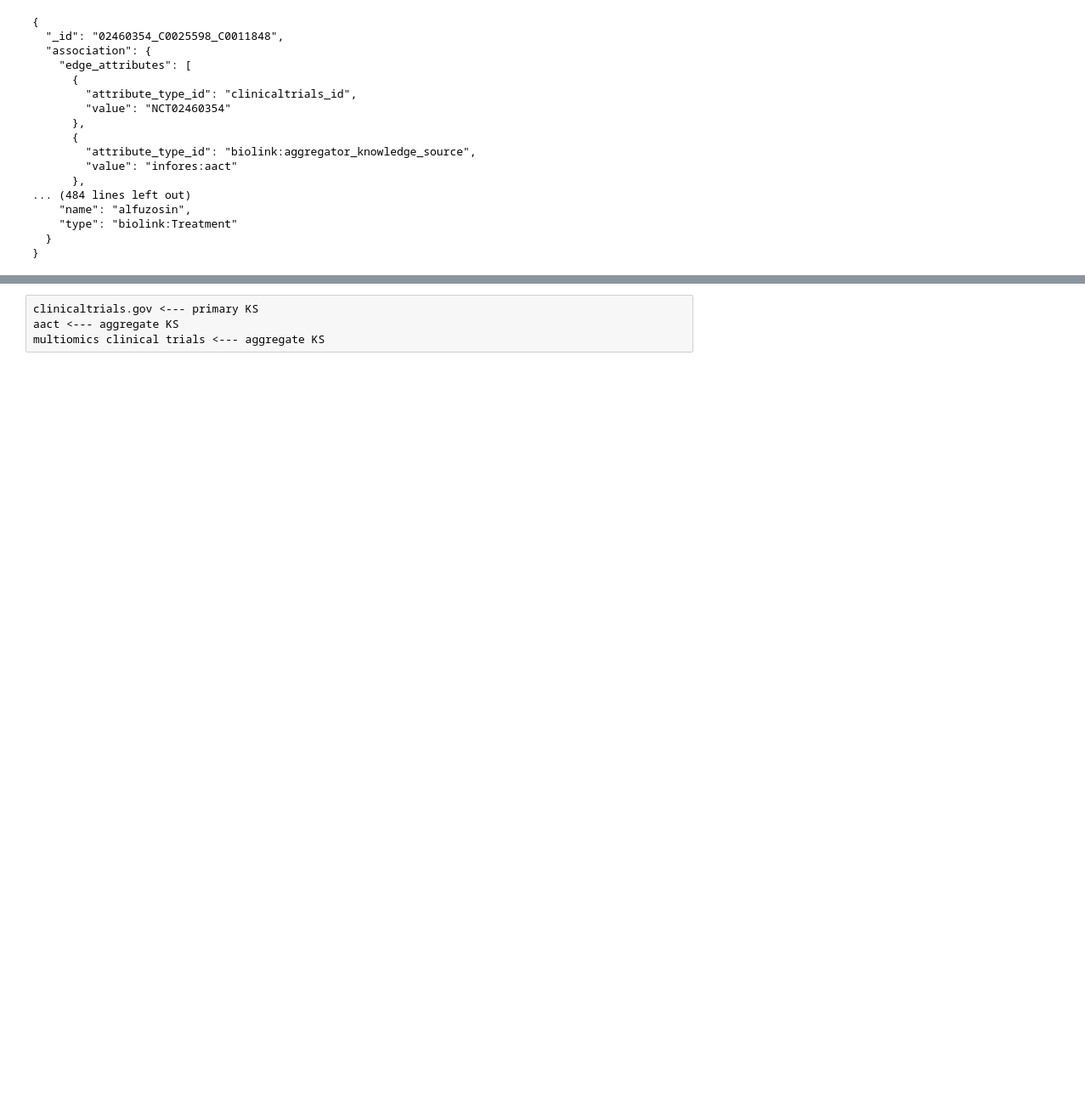
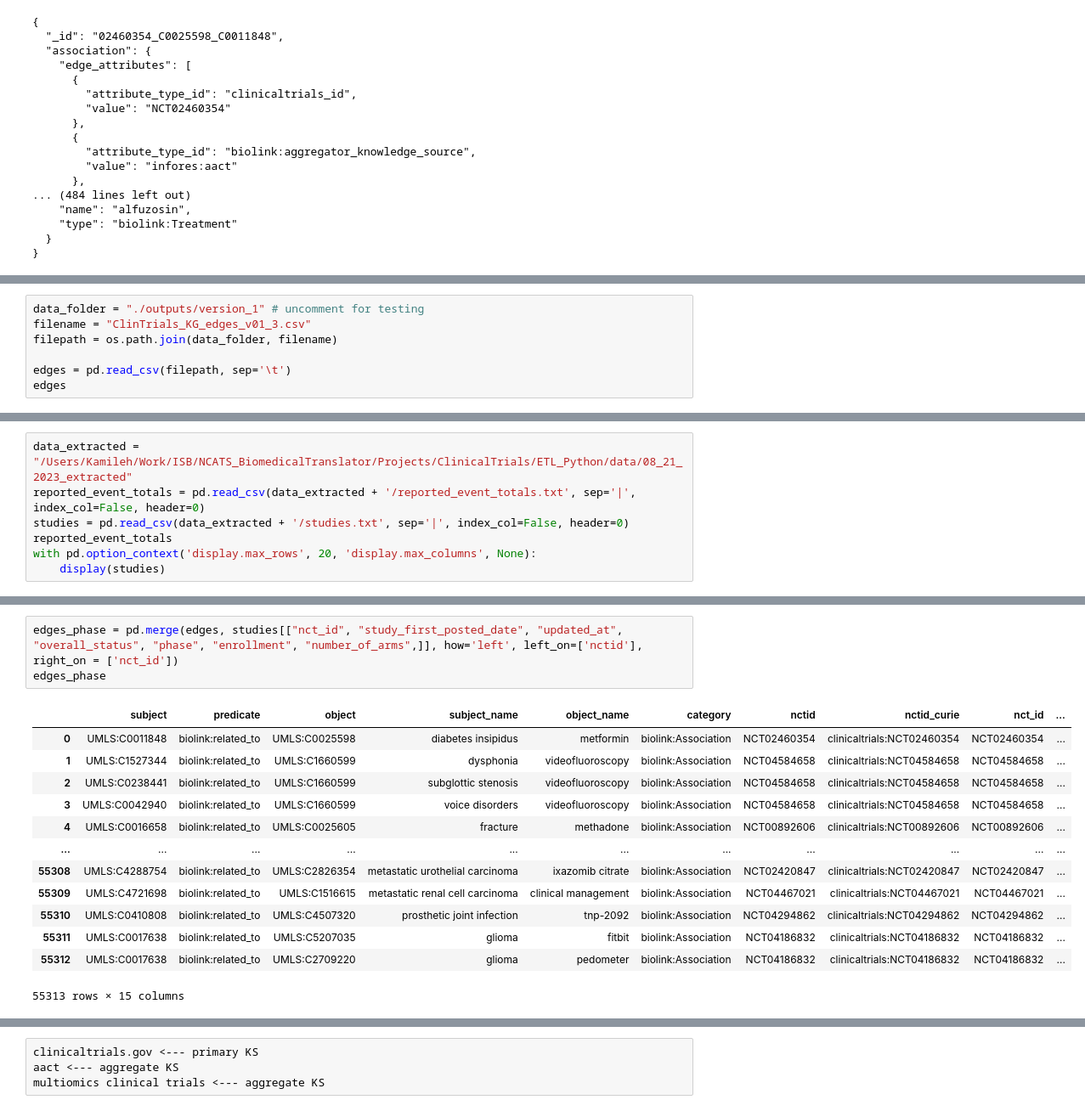
Before and after one commit to GitHubbit/Multiomics_ClinicalTrials_KP, a Jupyter notebook: test_ClinicalTrials_parser.ipynb, the cells around one changed output, grey strips where cells are left out. Shown at 85% size. Saved outputs shown, nothing was run; the diff lists cells and outputs as text; blank space fills up the shorter version.

```diff
--- a/test_ClinicalTrials_parser.ipynb
+++ b/test_ClinicalTrials_parser.ipynb
@@ -313,0 +329,7 @@ if __name__ == "__main__":
+# %%
+data_folder = "./outputs/version_1" # uncomment for testing
+filename = "ClinTrials_KG_edges_v01_3.csv"
+filepath = os.path.join(data_folder, filename)
+
+edges = pd.read_csv(filepath, sep='\t')
+edges
@@ -313,0 +350,7 @@ if __name__ == "__main__":
+# %%
+data_extracted = "/Users/Kamileh/Work/ISB/NCATS_BiomedicalTranslator/Projects/ClinicalTrials/ETL_Python/data/08_21_2023_extracted"
+reported_event_totals = pd.read_csv(data_extracted + '/reported_event_totals.txt', sep='|', index_col=False, header=0)
+studies = pd.read_csv(data_extracted + '/studies.txt', sep='|', index_col=False, header=0)
+reported_event_totals
+with pd.option_context('display.max_rows', 20, 'display.max_columns', None):
+    display(studies)
@@ -313,0 +384,17 @@ if __name__ == "__main__":
+# %%
+edges_phase = pd.merge(edges, studies[["nct_id", "study_first_posted_date", "updated_at", "overall_status", "phase", "enrollment", "number_of_arms",]], how='left', left_on=['nctid'], right_on = ['nct_id'])
+edges_phase
+# %% [output]
+|  | subject | predicate | object | subject_name | object_name | category | nctid | nctid_curie | nct_id | ... |
+| 0 | UMLS:C0011848 | biolink:related_to | UMLS:C0025598 | diabetes insipidus | metformin | biolink:Association | NCT02460354 | clinicaltrials:NCT02460354 | NCT02460354 | ... |
+| 1 | UMLS:C1527344 | biolink:related_to | UMLS:C1660599 | dysphonia | videofluoroscopy | biolink:Association | NCT04584658 | clinicaltrials:NCT04584658 | NCT04584658 | ... |
+| 2 | UMLS:C0238441 | biolink:related_to | UMLS:C1660599 | subglottic stenosis | videofluoroscopy | biolink:Association | NCT04584658 | clinicaltrials:NCT04584658 | NCT04584658 | ... |
+| 3 | UMLS:C0042940 | biolink:related_to | UMLS:C1660599 | voice disorders | videofluoroscopy | biolink:Association | NCT04584658 | clinicaltrials:NCT04584658 | NCT04584658 | ... |
+| 4 | UMLS:C0016658 | biolink:related_to | UMLS:C0025605 | fracture | methadone | biolink:Association | NCT00892606 | clinicaltrials:NCT00892606 | NCT00892606 | ... |
+| ... | ... | ... | ... | ... | ... | ... | ... | ... | ... | ... |
+| 55308 | UMLS:C4288754 | biolink:related_to | UMLS:C2826354 | metastatic urothelial carcinoma | ixazomib citrate | biolink:Association | NCT02420847 | clinicaltrials:NCT02420847 | NCT02420847 | ... |
+| 55309 | UMLS:C4721698 | biolink:related_to | UMLS:C1516615 | metastatic renal cell carcinoma | clinical management | biolink:Association | NCT04467021 | clinicaltrials:NCT04467021 | NCT04467021 | ... |
+| 55310 | UMLS:C0410808 | biolink:related_to | UMLS:C4507320 | prosthetic joint infection | tnp-2092 | biolink:Association | NCT04294862 | clinicaltrials:NCT04294862 | NCT04294862 | ... |
+| 55311 | UMLS:C0017638 | biolink:related_to | UMLS:C5207035 | glioma | fitbit | biolink:Association | NCT04186832 | clinicaltrials:NCT04186832 | NCT04186832 | ... |
+| 55312 | UMLS:C0017638 | biolink:related_to | UMLS:C2709220 | glioma | pedometer | biolink:Association | NCT04186832 | clinicaltrials:NCT04186832 | NCT04186832 | ... |
+55313 rows × 15 columns
```
Also changed, not shown: parts of 12 cells of this notebook, 6 other files.
